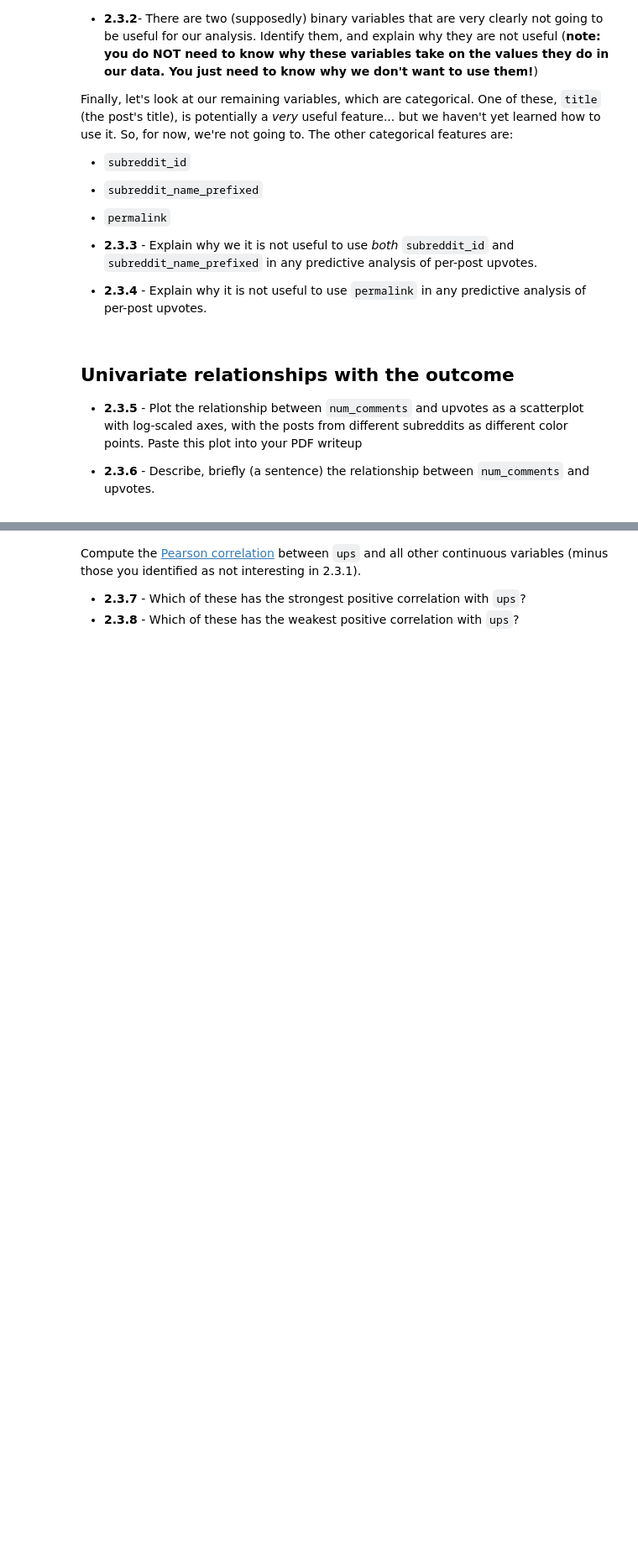
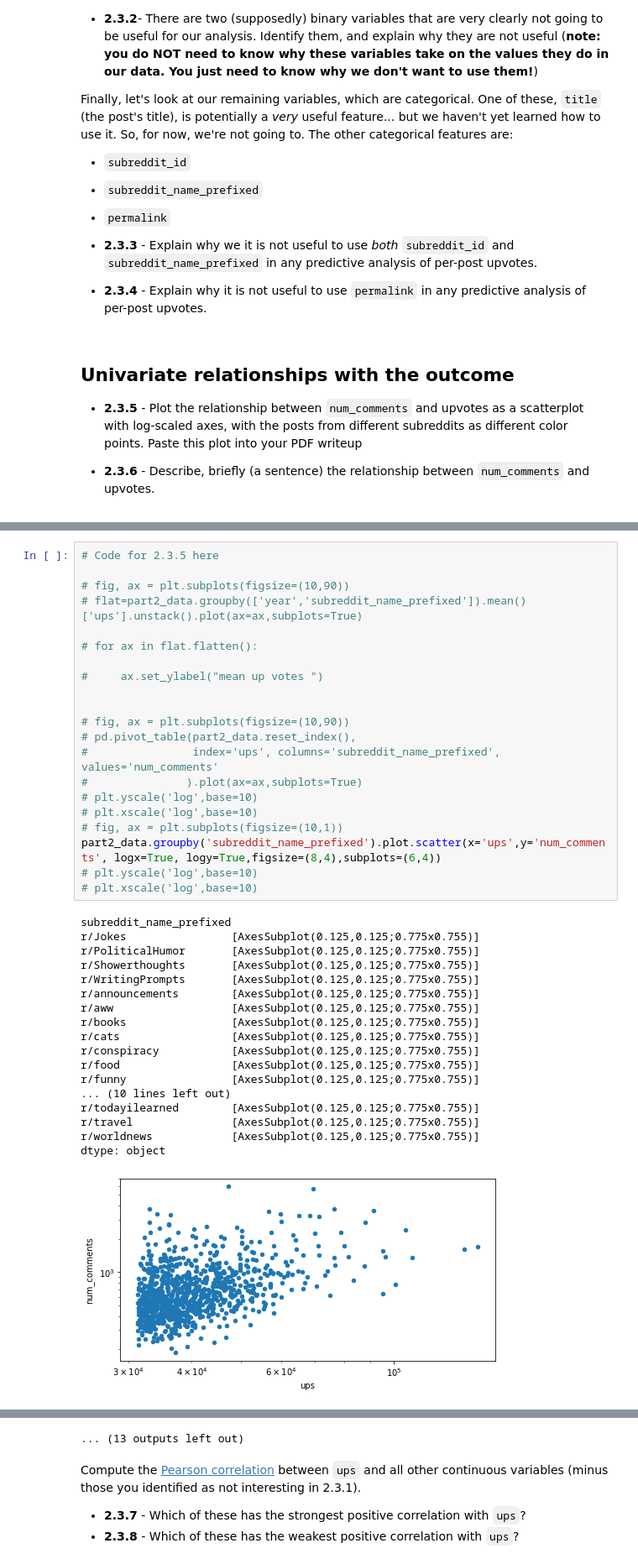
Before and after one commit to IAM-RAAVAAN/ml-project, a Jupyter notebook: assignment_1_474_s22_working.ipynb, the cells around one changed output, grey strips where cells are left out. Shown at 84% size. Drawn from its saved outputs; the diff is of its cells as text; blank space fills up the shorter version.

````diff
--- a/assignment_1_474_s22_working.ipynb
+++ b/assignment_1_474_s22_working.ipynb
@@ -513,0 +509,40 @@ TypeError: numpy boolean subtract, the `-` operator, is not supported, use the b
+# %%
+# Code for 2.3.5 here
+
+# fig, ax = plt.subplots(figsize=(10,90))
+# flat=part2_data.groupby(['year','subreddit_name_prefixed']).mean()['ups'].unstack().plot(ax=ax,subplots=True)
+
+# for ax in flat.flatten():
+
+#     ax.set_ylabel("mean up votes ")
+
+
+# fig, ax = plt.subplots(figsize=(10,90))
+# pd.pivot_table(part2_data.reset_index(),
+#                index='ups', columns='subreddit_name_prefixed', values='num_comments'
+#               ).plot(ax=ax,subplots=True)
+# plt.yscale('log',base=10)
+# plt.xscale('log',base=10)
+# fig, ax = plt.subplots(figsize=(10,1))
+part2_data.groupby('subreddit_name_prefixed').plot.scatter(x='ups',y='num_comments', logx=True, logy=True,figsize=(8,4),subplots=(6,4))
+# plt.yscale('log',base=10)
+# plt.xscale('log',base=10)
+# %% [output]
+subreddit_name_prefixed
+r/Jokes                [AxesSubplot(0.125,0.125;0.775x0.755)]
+r/PoliticalHumor       [AxesSubplot(0.125,0.125;0.775x0.755)]
+r/Showerthoughts       [AxesSubplot(0.125,0.125;0.775x0.755)]
+r/WritingPrompts       [AxesSubplot(0.125,0.125;0.775x0.755)]
+r/announcements        [AxesSubplot(0.125,0.125;0.775x0.755)]
+r/aww                  [AxesSubplot(0.125,0.125;0.775x0.755)]
+r/books                [AxesSubplot(0.125,0.125;0.775x0.755)]
+r/cats                 [AxesSubplot(0.125,0.125;0.775x0.755)]
+r/conspiracy           [AxesSubplot(0.125,0.125;0.775x0.755)]
+r/food                 [AxesSubplot(0.125,0.125;0.775x0.755)]
+r/funny                [AxesSubplot(0.125,0.125;0.775x0.755)]
+... (10 lines left out)
+r/todayilearned        [AxesSubplot(0.125,0.125;0.775x0.755)]
+r/travel               [AxesSubplot(0.125,0.125;0.775x0.755)]
+r/worldnews            [AxesSubplot(0.125,0.125;0.775x0.755)]
+dtype: object
+[figure, added]
@@ -514,3 +559,4 @@ TypeError: numpy boolean subtract, the `-` operator, is not supported, use the b
+... (13 outputs left out)
 # %% [markdown]
 Compute the [Pearson correlation](https://pandas.pydata.org/docs/reference/api/pandas.Series.corr.html#pandas.Series.corr) between ```ups``` and all other continuous variables (minus those you identified as not interesting in 2.3.1).
 
````
Also changed, not shown: parts of 5 cells of this notebook.
